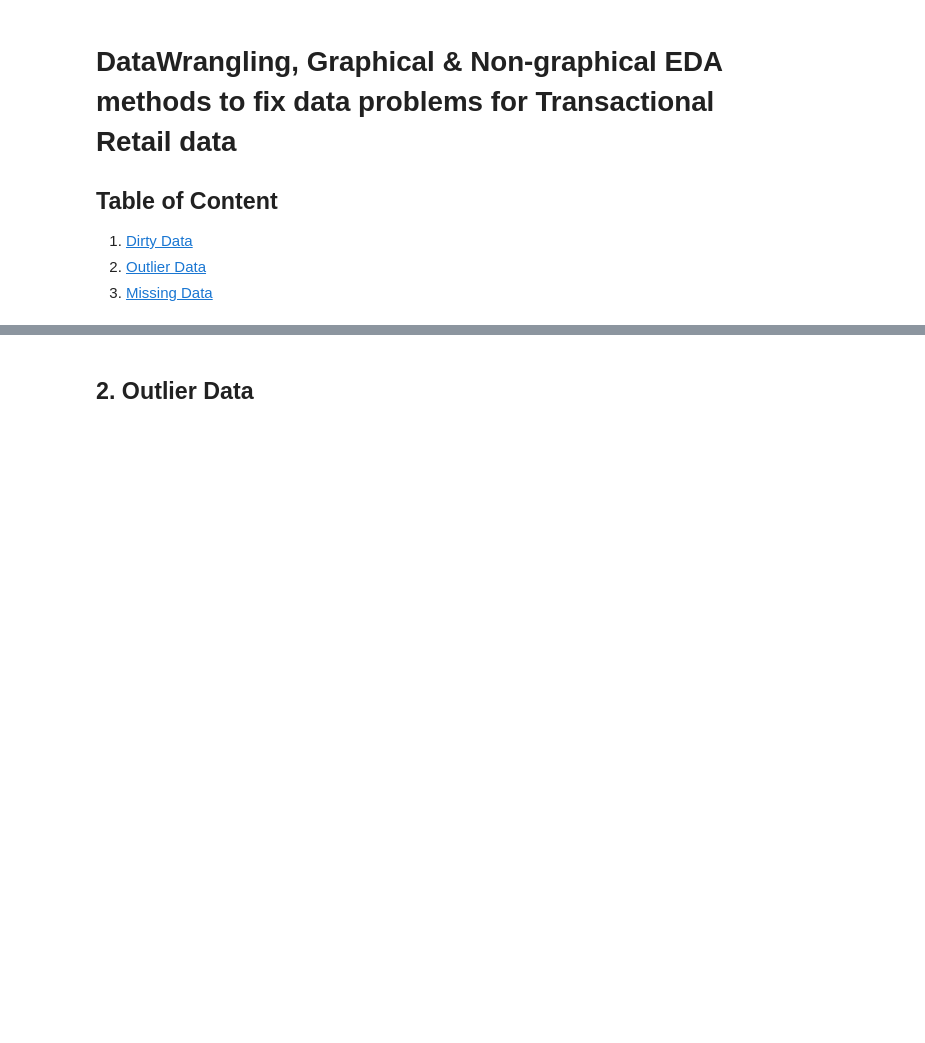
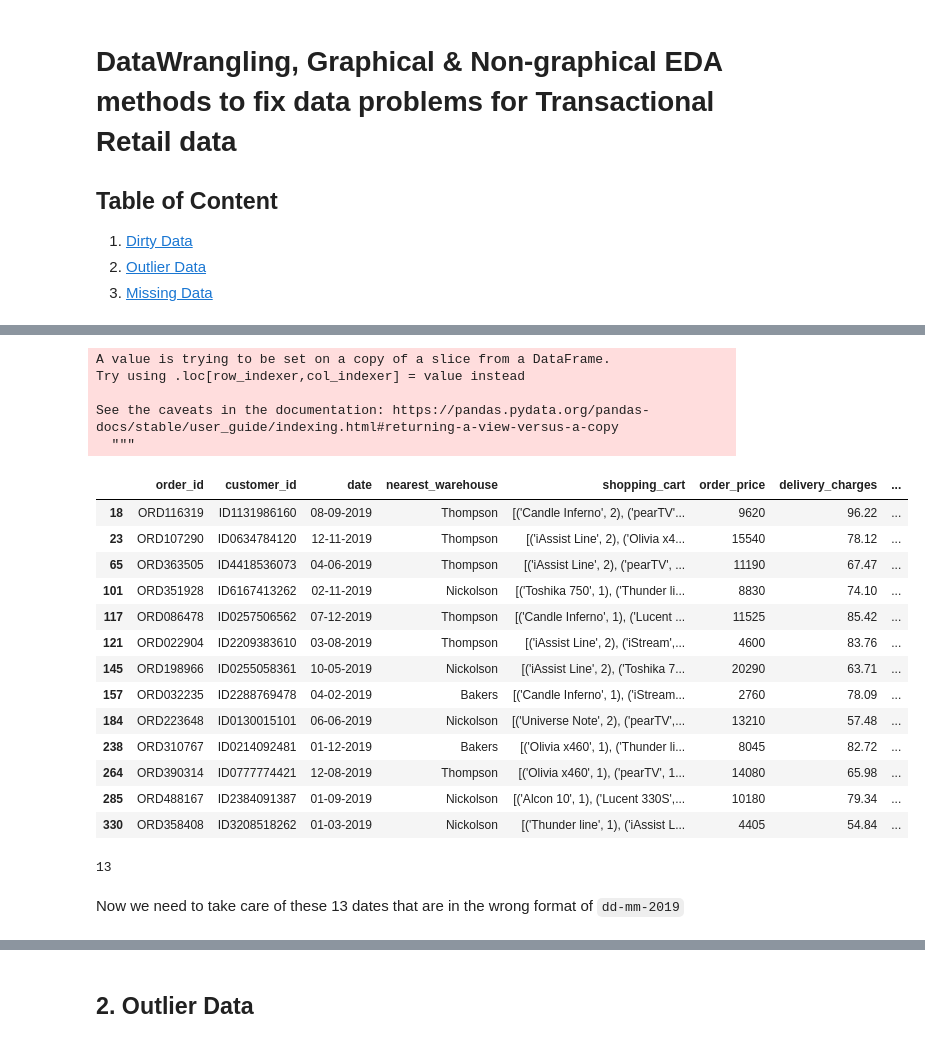
Before and after one commit to DanielTranDS/TransactionalRetailData-Wrangling-EDA, a Jupyter notebook: TransactionalRetail_Codes.ipynb, the cells around one changed output, grey strips where cells are left out. Drawn from its saved outputs; the diff is of its cells as text; code cells hidden in the pictures; blank space fills up the shorter version.

```diff
--- a/TransactionalRetail_Codes.ipynb
+++ b/TransactionalRetail_Codes.ipynb
@@ -11,0 +176,4 @@
+# %%
+#Make a list of those wrongly formatted dates
+date_list_1=list(wrong_date_1['date'])
+date_list_1
@@ -11,0 +195,7 @@
+# %%
+#Change the position of month and date so we get the correct format
+for i in range(len(date_list_1)):
+    day=date_list_1[i][5:7]
+    month=date_list_1[i][-2:]
+    date_list_1[i]='2019-'+month+'-'+day
+date_list_1
@@ -11,0 +217,40 @@
+# %%
+#Convert the list into a dataframe
+date_df_1=DataFrame(date_list_1)
+
+#Replace those wrongly formatted dates in wrong_date_1 with the correct ones
+wrong_date_1['date']=date_df_1[0].values
+
+#Then replace those dates in dirty_data that were in 2019-dd-mm format with the correct ones
+dirty_data.loc[list(wrong_date_1.index),'date']=wrong_date_1['date'].values
+# %% [output]
+A value is trying to be set on a copy of a slice from a DataFrame.
+Try using .loc[row_indexer,col_indexer] = value instead
+
+See the caveats in the documentation: https://pandas.pydata.org/pandas-docs/stable/user_guide/indexing.html#returning-a-view-versus-a-copy
+  """
+# %%
+#Now we check again for those remaining dates that are still not in the correct format 2019-mm-dd
+wrong_date_2=dirty_data[dirty_data['date'].str.match(date_pattern)==False]
+wrong_date_2
+# %% [output]
+|  | order_id | customer_id | date | nearest_warehouse | shopping_cart | order_price | delivery_charges | ... |
+| 18 | ORD116319 | ID1131986160 | 08-09-2019 | Thompson | [('Candle Inferno', 2), ('pearTV'... | 9620 | 96.22 | ... |
+| 23 | ORD107290 | ID0634784120 | 12-11-2019 | Thompson | [('iAssist Line', 2), ('Olivia x4... | 15540 | 78.12 | ... |
+| 65 | ORD363505 | ID4418536073 | 04-06-2019 | Thompson | [('iAssist Line', 2), ('pearTV', ... | 11190 | 67.47 | ... |
+| 101 | ORD351928 | ID6167413262 | 02-11-2019 | Nickolson | [('Toshika 750', 1), ('Thunder li... | 8830 | 74.10 | ... |
+| 117 | ORD086478 | ID0257506562 | 07-12-2019 | Thompson | [('Candle Inferno', 1), ('Lucent ... | 11525 | 85.42 | ... |
+| 121 | ORD022904 | ID2209383610 | 03-08-2019 | Thompson | [('iAssist Line', 2), ('iStream',... | 4600 | 83.76 | ... |
+| 145 | ORD198966 | ID0255058361 | 10-05-2019 | Nickolson | [('iAssist Line', 2), ('Toshika 7... | 20290 | 63.71 | ... |
+| 157 | ORD032235 | ID2288769478 | 04-02-2019 | Bakers | [('Candle Inferno', 1), ('iStream... | 2760 | 78.09 | ... |
+| 184 | ORD223648 | ID0130015101 | 06-06-2019 | Nickolson | [('Universe Note', 2), ('pearTV',... | 13210 | 57.48 | ... |
+| 238 | ORD310767 | ID0214092481 | 01-12-2019 | Bakers | [('Olivia x460', 1), ('Thunder li... | 8045 | 82.72 | ... |
+| 264 | ORD390314 | ID0777774421 | 12-08-2019 | Thompson | [('Olivia x460', 1), ('pearTV', 1... | 14080 | 65.98 | ... |
+| 285 | ORD488167 | ID2384091387 | 01-09-2019 | Nickolson | [('Alcon 10', 1), ('Lucent 330S',... | 10180 | 79.34 | ... |
+| 330 | ORD358408 | ID3208518262 | 01-03-2019 | Nickolson | [('Thunder line', 1), ('iAssist L... | 4405 | 54.84 | ... |
+# %%
+len(wrong_date_2)
+# %% [output]
+13
+# %% [markdown]
+Now we need to take care of these 13 dates that are in the wrong format of `dd-mm-2019`
```
Also changed, not shown: parts of 39 cells of this notebook.
